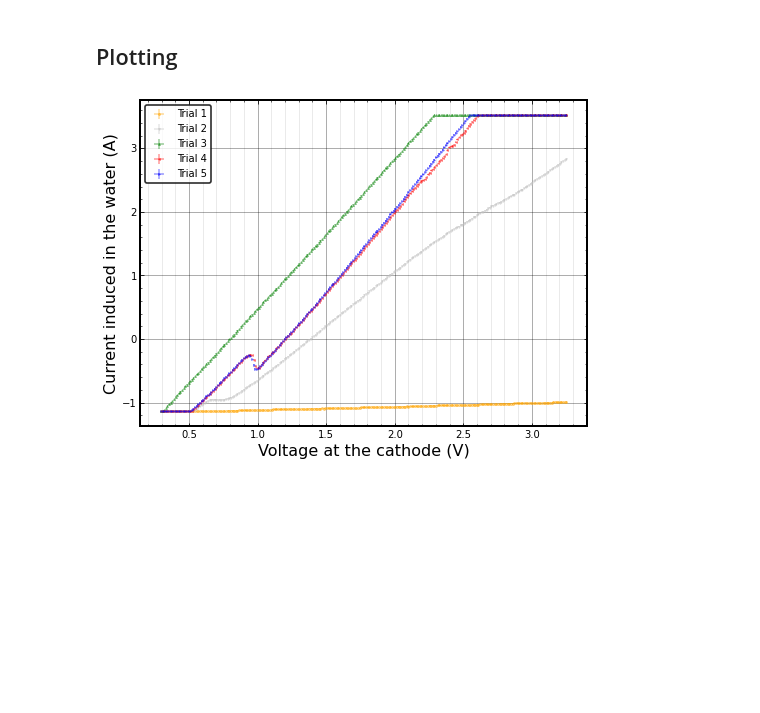
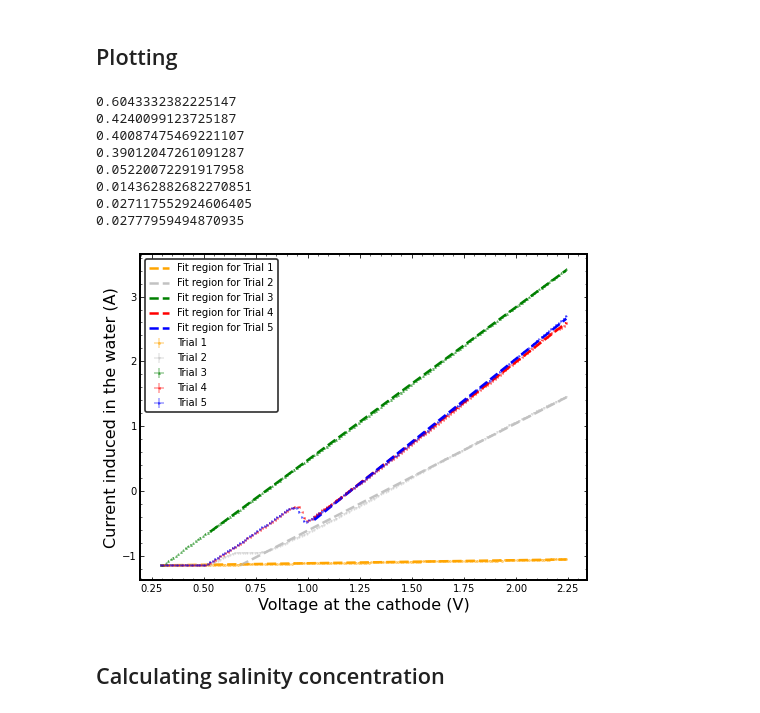
Before and after one commit to hexaquarks/PHYS339, a Jupyter notebook: LabFinal.ipynb, the cells around one changed output. Saved outputs shown, nothing was run; the diff lists cells and outputs as text; code cells hidden in the pictures; blank space fills up the shorter version.

```diff
--- a/LabFinal.ipynb
+++ b/LabFinal.ipynb
@@ -457,6 +472,16 @@ currentOutputAmped = [[convertToCurrent(x, x_error) for x, x_error in
 currentOutputAmpedError = [[convertToCurrentError(x, x_error) for x, x_error in
                   zip(measuringSaltOutputsAmpedConverted[i], measuringSaltOutputsAmpedConvertedError[i])]
                 for i in range(SAMPLES)]
+# %%
+## Slice the data for equal ending point
+endIndex = measuringSaltInputsConverted.index(2.254370483909209)
+measuringSaltInputsConverted = measuringSaltInputsConverted[0:endIndex]
+measuringSaltInputsConvertedError = measuringSaltInputsConvertedError[0:endIndex]
+measuringSaltOutputsAmpedConverted = [measuringSaltOutputsAmpedConverted[i][0:endIndex] for i in range(SAMPLES)]
+measuringSaltOutputsAmpedConvertedError = [measuringSaltOutputsAmpedConvertedError[i][0:endIndex]for i in range(SAMPLES)]
+
+# measuringSaltOutputsAmpedConverted = [[x + 1 for x in measuringSaltOutputsAmpedConverted[i]]
+#                                       for i in len(range(measuringSaltOutputsAmpedConverted))]
 # %% [markdown]
 ## Plotting
 # %%
@@ -471,9 +496,11 @@ from scipy.ndimage.filters import gaussian_filter1d
 FIGURE_COLORS = ["orange" , "#C2C2C2", "green", "red", "blue"]
 MARKER_SHAPE = ["o", "v", "^", "<", ">"]
 LABEL = ["Trial 1","Trial 2","Trial 3","Trial 4","Trial 5"]
-# fitParams = [2.6343599846327233, 2.8243547349944804, 3.2280935795132146,
-#              3.703080455417608, 3.5249603769534605]
-fitResistances = []
+# fitParams = [0.29504962080358726, 0.6750391215271017,
+#              1.0312792784553966, 0.5325430587557838, 1.0312792784553966]
+fitParams = [0.29504962080358726, 0.6750391215271017, 0.5325430587557838, 1.0312792784553966,
+             1.0312792784553966]
+fitResistancesAmped = []
 
 fig, ax = plt.subplots(figsize=[8, 6])
 
@@ -499,23 +526,24 @@ for i in range(SAMPLES):
   #     fmt=MARKER_SHAPE[i], color=FIGURE_COLORS[i], ms=3,
   #     alpha=0.4, zorder=-100)
 
-  ## v-lines
-  # lineEnd = measuringSaltOutputsConverted[i][measuringSaltInputsConverted.index(fitParams[i])]
-  # ax.axvline(x=fitParams[i],ymin=0, ymax=(lineEnd/4.2), linestyle='--',color=FIGURE_COLORS[i])
+  # v-lines
+  lineEnd = measuringSaltOutputsAmpedConverted[i][measuringSaltInputsConverted.index(fitParams[i])]
+  ax.axvline(x=fitParams[i],ymin=0, ymax=(lineEnd/3.7), linestyle='--',color=FIGURE_COLORS[i])
   # axins.axvline(x=fitParams[i],ymin=0, ymax=(lineEnd/4.1)/1.25, linestyle='--',color=FIGURE_COLORS[i])
 
-  ## Parameters to perform linear fit and resistance calculation
-  # fitIndex = measuringSaltInputsConverted.index(fitParams[i])
-  # tempInputs = measuringSaltInputsConverted[fitIndex:]
-  # tempOutputs = measuringSaltOutputsConverted[i][fitIndex:]
-  # tempOutputsError = measuringSaltOutputsConvertedError[i][fitIndex:]
-  # xLinspace = linspace(fitParams[i], measuringSaltInputsConverted[-1], 100)
-  # popt, perr = linearizedFit(tempInputs, tempOutputs, tempOutputsError)
-  # fitResistances.append(calculateResistance(popt[0], perr[0]))
-  # fit_ys = [linearFit(x, popt[0], popt[1]) for x in xLinspace]
+  # Parameters to perform linear fit and resistance calculation
+  fitIndex = measuringSaltInputsConverted.index(fitParams[i])
+  tempInputs = measuringSaltInputsConverted[fitIndex:]
+  tempOutputs = measuringSaltOutputsAmpedConverted[i][fitIndex:]
+  tempOutputsError = measuringSaltOutputsAmpedConvertedError[i][fitIndex:]
+  xLinspace = linspace(fitParams[i], measuringSaltInputsConverted[-1], 100)
+  popt, perr = linearizedFit(tempInputs, tempOutputs, tempOutputsError)
+  fitResistancesAmped.append(calculateResistance(popt[0], perr[0]))
+  fit_ys = [linearFit(x, popt[0], popt[1]) for x in xLinspace]
 
-  # ## plot the linear fit
-  # ax.plot(xLinspace, fit_ys, linewidth=2.5, color = FIGURE_COLORS[i], linestyle='--')
+  ## plot the linear fit
+  ax.plot(xLinspace, fit_ys, linewidth=2.5, color = FIGURE_COLORS[i], linestyle='--',
+          label=f'Fit region for ' + f'{LABEL[i]}')
   # axins.plot(xLinspace, fit_ys,  linewidth=2.5, color = FIGURE_COLORS[i], linestyle='--')
 
 
@@ -527,39 +555,55 @@ ax.legend(loc="lower right", fontsize=9.5)
 for ax in [ax]:
   ax.patch.set_edgecolor('black')
   ax.patch.set_linewidth('2')
-  ax.grid(b=True, which='major', color='black', alpha=0.4, linestyle='-')
-  ax.grid(b=True, which='minor', axis='x', color='black', linestyle='-', alpha=0.1)
+  # ax.grid(b=True, which='major', color='black', alpha=0.4, linestyle='-')
+  # ax.grid(b=True, which='minor', axis='x', color='black', linestyle='-', alpha=0.1)
   ax.minorticks_on()
 
 
 # x1,x2,y1,y2 = 2.4, 3.9, 1.2, 2.9
 
 # axins.set_xlim(x1,x2)
 # axins.set_ylim(y1,y2)
 # axins.xaxis.tick_top()
 # mark_inset(ax,axins,loc1=3,loc2=1, linewidth=1, linestyle='--')
 # axins.yaxis.tick_right()
 
 ## Plotting maximum occuring line
 # ax.axvline(x=130,ymin=0, ymax=(maxValue/(850/650)), linestyle='--',color="red")
 # axins.axvline(x=130, linestyle='--',color="red")
 
 ## ticks
 ax.tick_params(axis='y',which='both',
                direction="in",right=True)
 ax.tick_params(axis='x', which='both',
                direction="in", top=True,bottom=True)
 
 ## legend
 legend = ax.legend()
 legend.get_frame().set_linewidth(1.7)
 legend.get_frame().set_edgecolor("black")
 # plt.show()
 
-# print(fitResistances[0][0])
-# print(fitResistances[1][0])
-# print(fitResistances[2][0])
-# print(fitResistances[3][0])
-# print(fitResistances[4][0])
+# print(fitResistancesAmped[0][0])
+print(fitResistancesAmped[1][0])
+print(fitResistancesAmped[2][0])
+print(fitResistancesAmped[3][0])
+print(fitResistancesAmped[4][0])
+
+# print(fitResistancesAmped[0][1])
+print(fitResistancesAmped[1][1])
+print(fitResistancesAmped[2][1])
+print(fitResistancesAmped[3][1])
+print(fitResistancesAmped[4][1])
 # %% [output]
+0.6043332382225147
+0.4240099123725187
+0.40087475469221107
+0.39012047261091287
+0.05220072291917958
+0.014362882682270851
+0.027117552924606405
+0.02777959494870935
-[figure, old version]
+[figure, new version]
+# %% [markdown]
+## Calculating salinity concentration
```
Also changed, not shown: parts of 6 cells of this notebook.
